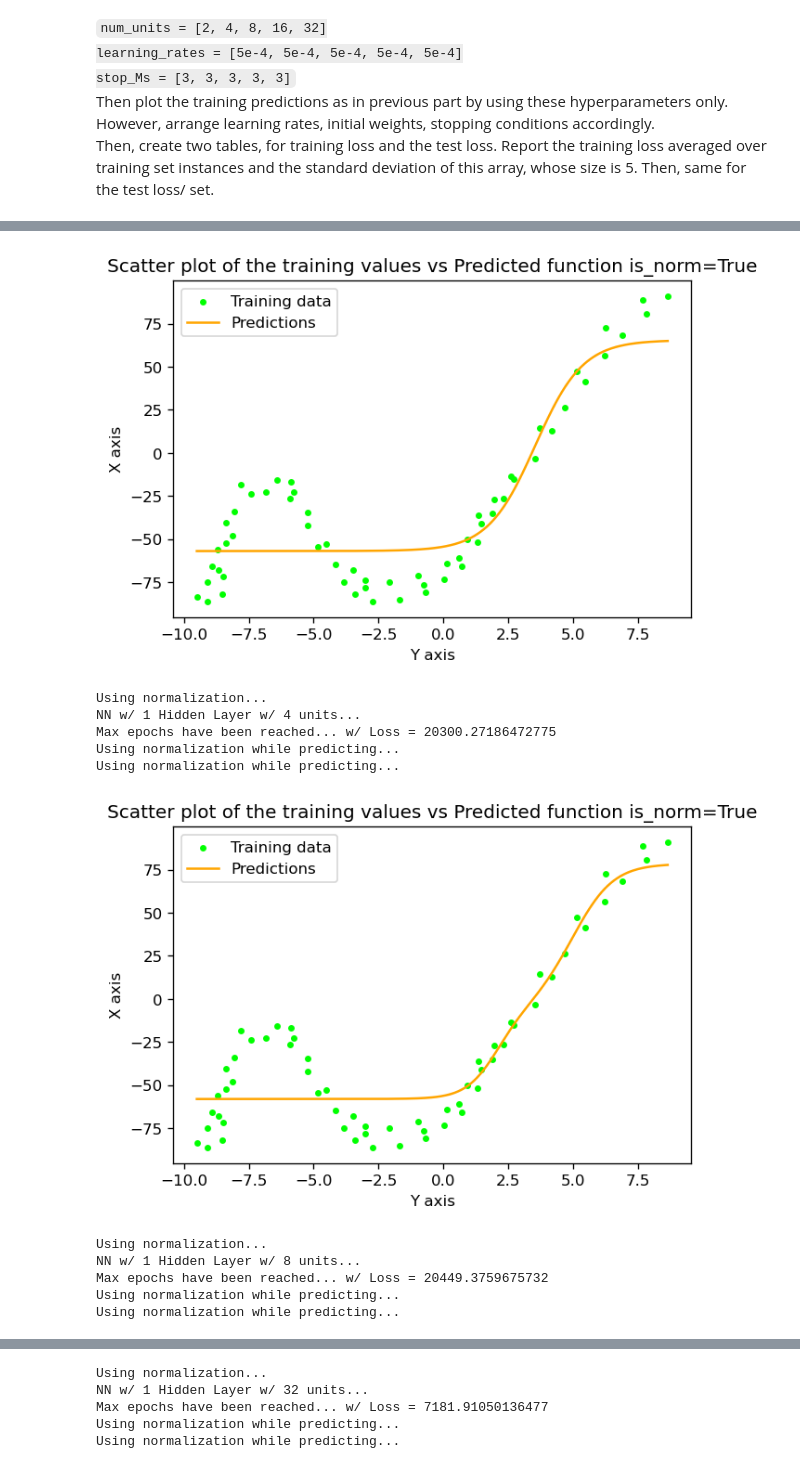
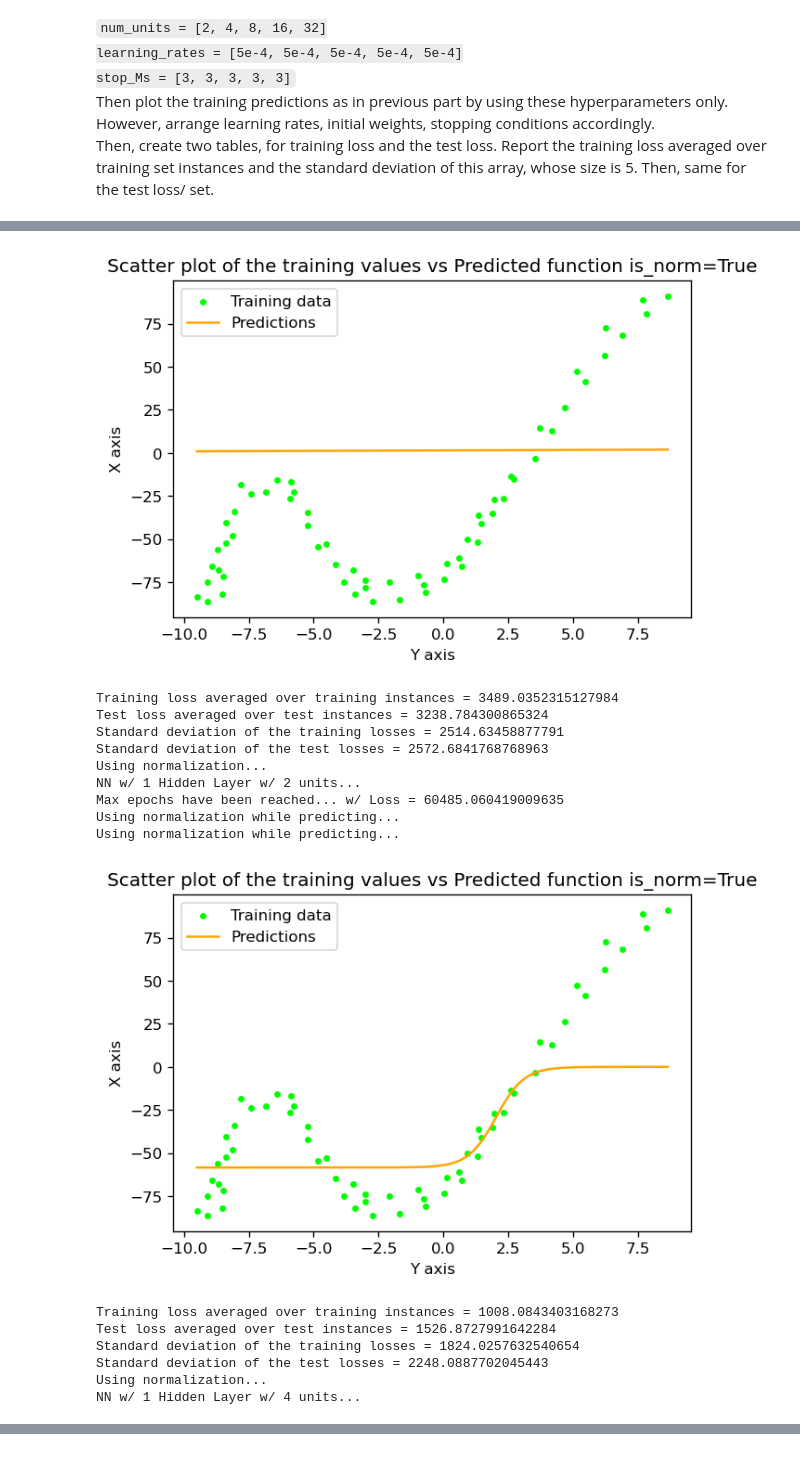
Before and after one commit to zubeyir-bodur/data-science, a Jupyter notebook: Project 3 - Supervised Learning/main.ipynb, the cells around one changed output, grey strips where cells are left out. Cells and saved outputs as stored; diff of their text form; code cells hidden in the pictures.

```diff
--- a/Project 3 - Supervised Learning/main.ipynb
+++ b/Project 3 - Supervised Learning/main.ipynb
@@ -66,14 +66,14 @@ Test loss = 5388614.796500924
 Now, use normalization
 # %%
 is_normalized = True
-artificial_nn_normalized = model.ANN(num_units=24, epochs=100000, learning_rate=5e-4, is_normalized=is_normalized, stop_M=3)
+artificial_nn_normalized = model.ANN(num_units=24, epochs=100000, learning_rate=8e-4, is_normalized=is_normalized, stop_M=2)
 artificial_nn_normalized.train(X_TRAIN, Y_TRAIN)
 y_predict_train_norm, train_loss_norm = artificial_nn_normalized.predict(X_TRAIN, Y_TRAIN)
 y_predict_test_norm, test_loss_norm = artificial_nn_normalized.predict(X_TEST, Y_TEST)
 plot_predictions(X_TRAIN, Y_TRAIN, y_predict_train_norm, is_test=False, is_norm=is_normalized)
 plot_predictions(X_TEST, Y_TEST, y_predict_test_norm, is_test=True, is_norm=is_normalized)
-print(f"Training loss = {train_loss_norm}")
-print(f"Test loss = {test_loss_norm}")
+print(f"Training loss - mean= {np.mean(train_loss_norm)}")
+print(f"Test loss - mean = {np.mean(test_loss_norm)}")
 # %% [output]
 Using normalization...
 NN w/ 1 Hidden Layer w/ 24 units...
@@ -94,43 +94,35 @@ stop_Ms = [3, 3, 3, 3, 3]
 Then plot the training predictions as in previous part by using these hyperparameters only. However, arrange learning rates, initial weights, stopping conditions accordingly.<br>
 Then, create two tables, for training loss and the test loss. Report the training loss averaged over training set instances and the standard deviation of this array, whose size is 5. Then, same for the test loss/ set.
 # %%
-num_units = [2, 4, 8, 16, 32]
-learning_rates = [5e-4, 5e-4, 5e-4, 5e-4, 5e-4]
-stop_Ms = [3, 3, 3, 3, 3]
+num_units = [0, 2, 4, 8, 16, 32]
+learning_rates = [5e-4, 5e-4, 5e-4, 5e-4, 5e-4, 5e-4]
+stop_Ms = [3, 3, 3, 3, 3, 3]
 is_normalized = True
 train_losses = []
 test_losses = []
 plots = []
-for i in range(5):
+for i in range(6):
     artificial_nn_part_c = model.ANN(num_units=num_units[i], epochs=100000, learning_rate=learning_rates[i], is_normalized=is_normalized, stop_M=stop_Ms[i])
     artificial_nn_part_c.train(X_TRAIN, Y_TRAIN)
-    y_predict_train_part_c, train_loss_part_c = artificial_nn_part_c.predict(X_TRAIN, Y_TRAIN)
-    y_predict_test_part_c, test_loss_part_c = artificial_nn_part_c.predict(X_TEST, Y_TEST)
+    y_predict_train_part_c, train_losses_part_c = artificial_nn_part_c.predict(X_TRAIN, Y_TRAIN)
+    y_predict_test_part_c, test_losses_part_c = artificial_nn_part_c.predict(X_TEST, Y_TEST)
 
     # Plot the predictions for the training set
     plot_predictions(X_TRAIN, Y_TRAIN, y_predict_train_part_c, is_test=False, is_norm=is_normalized, show=True)
     # plots.append(plot)
 
     # Record the losses
-    train_losses.append(train_loss_part_c)
-    test_losses.append(test_loss_part_c)
+    train_losses_part_c_mean = float(np.mean(train_losses_part_c))
+    test_losses_part_c_mean = float(np.mean(test_losses_part_c))
+
+    train_losses_part_c_std = float(np.var(train_losses_part_c)) ** 0.5
+    test_losses_part_c_std = float(np.var(test_losses_part_c)) ** 0.5
+
+    print(f"Training loss averaged over training instances = {train_losses_part_c_mean}")
+    print(f"Test loss averaged over test instances = {test_losses_part_c_mean}")
+    print(f"Standard deviation of the training losses = {train_losses_part_c_std}")
+    print(f"Standard deviation of the test losses = {test_losses_part_c_std}")
 
     artificial_nn_part_c = None
-# plots = np.array(plots)
-# disp_plots = display_blocks(plots)
-# Image.fromarray(disp_plots).show()
-train_losses = np.array(train_losses)
-test_losses = np.array(test_losses)
-
-train_losses_mean = float(np.mean(train_losses))
-test_losses_mean = float(np.mean(test_losses))
-
-train_losses_std = float(np.var(train_losses)) ** 0.5
-test_losses_std = float(np.var(test_losses)) ** 0.5
-
-print(f"Training loss averaged over training instances = {train_losses_mean}")
-print(f"Test loss averaged over test instances = {test_losses_mean}")
-print(f"Standard deviation of the training losses = {train_losses_std}")
-print(f"Standard deviation of the test losses = {test_losses_std}")
 # %% [output]
 Using normalization...
@@ -139,14 +132,19 @@ Max epochs have been reached... w/ Loss = 22401.19467410619
 Using normalization while predicting...
 Using normalization while predicting...
-[figure, old version]
+[figure, new version]
+Training loss averaged over training instances = 3489.0352315127984
+Test loss averaged over test instances = 3238.784300865324
+Standard deviation of the training losses = 2514.63458877791
+Standard deviation of the test losses = 2572.6841768768963
 Using normalization...
-NN w/ 1 Hidden Layer w/ 4 units...
-Max epochs have been reached... w/ Loss = 20300.27186472775
+NN w/ 1 Hidden Layer w/ 2 units...
+Max epochs have been reached... w/ Loss = 60485.060419009635
 Using normalization while predicting...
 Using normalization while predicting...
-[figure, old version]
+[figure, new version]
+Training loss averaged over training instances = 1008.0843403168273
+Test loss averaged over test instances = 1526.8727991642284
+Standard deviation of the training losses = 1824.0257632540654
+Standard deviation of the test losses = 2248.0887702045443
 Using normalization...
-NN w/ 1 Hidden Layer w/ 8 units...
-Max epochs have been reached... w/ Loss = 20449.3759675732
-Using normalization while predicting...
-Using normalization while predicting...
+NN w/ 1 Hidden Layer w/ 4 units...
@@ -160,5 +151,0 @@ Using normalization while predicting...
-Using normalization...
-NN w/ 1 Hidden Layer w/ 32 units...
-Max epochs have been reached... w/ Loss = 7181.91050136477
-Using normalization while predicting...
-Using normalization while predicting...
```
Also changed, not shown: parts of 4 cells of this notebook, 3 other files.
